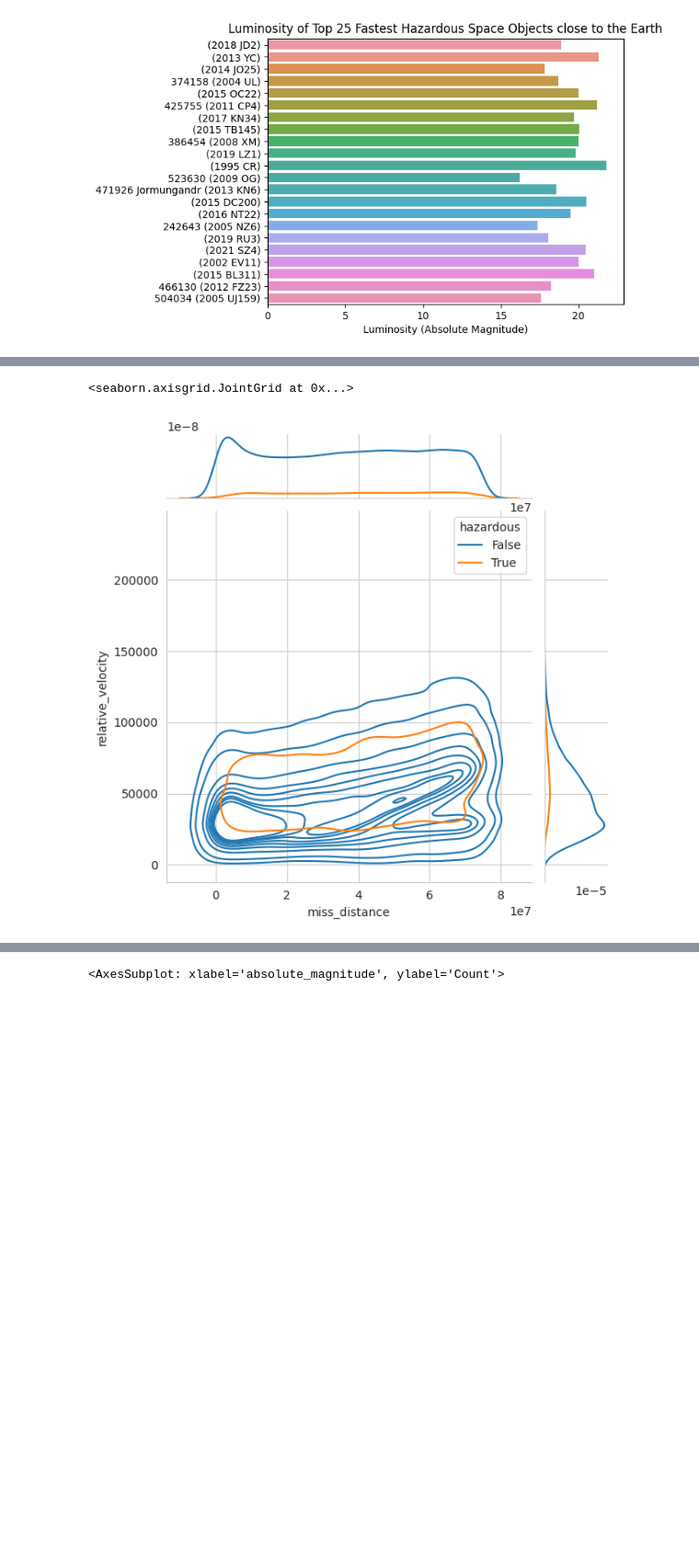
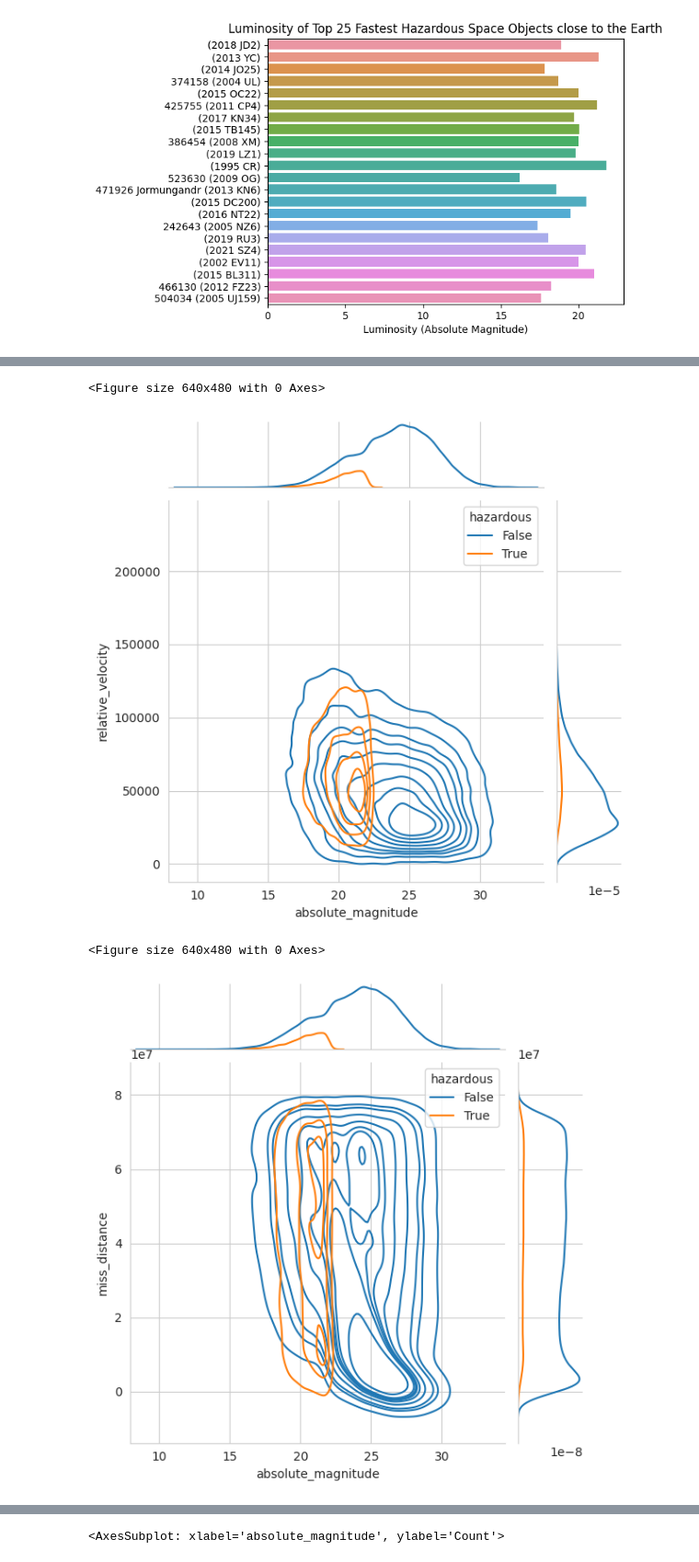
Before and after one commit to c43-sar/Kaggle-NASA-DataViz, a Jupyter notebook: nearest-earth-objects-dataviz.ipynb, the cells around one changed output, grey strips where cells are left out. Shown at 92% size. Saved outputs shown, nothing was run; the diff lists cells and outputs as text; code cells hidden in the pictures; blank space fills up the shorter version.

Commit message:
Kaggle Notebook | Nearest Earth Objects - DataViz | Version 8 (Final Commit)

```diff
--- a/nearest-earth-objects-dataviz.ipynb
+++ b/nearest-earth-objects-dataviz.ipynb
@@ -11,6 +18,7 @@ Notebook Author: Soumyajit Kolay
 import pandas as pd
 pd.plotting.register_matplotlib_converters()
 import matplotlib.pyplot as plt
+plt.rcParams.update({'figure.max_open_warning': 0})
 %matplotlib inline
 import seaborn as sns
 print("Setup Completed!")
@@ -168,12 +215,22 @@ Text(0.5, 0, 'Luminosity (Absolute Magnitude)')
 # %%
-sns.set_style("whitegrid")
-sns.jointplot(
-    x=nasa_data['miss_distance'],
-    y=nasa_data['relative_velocity'],
-    data = nasa_data,
-    hue = 'hazardous',
-    kind="kde"
+interest_data = [
+    ['absolute_magnitude','relative_velocity'],
+    ['absolute_magnitude','miss_distance'],
+    ['est_diameter_max','relative_velocity']
+]
+
+for i in interest_data:
+    plt.figure()
+    sns.set_style("whitegrid")
+    sns.jointplot(
+        x=nasa_data[i[0]],
+        y=nasa_data[i[1]],
+        data = nasa_data,
+        hue = 'hazardous',
+        kind="kde"
 )
 # %% [output]
-<seaborn.axisgrid.JointGrid at 0x...>
+<Figure size 640x480 with 0 Axes>
-[figure, old version]
+[figure, new version]
+<Figure size 640x480 with 0 Axes>
+[figure, added]
```
Also changed, not shown: parts of 21 cells of this notebook.
